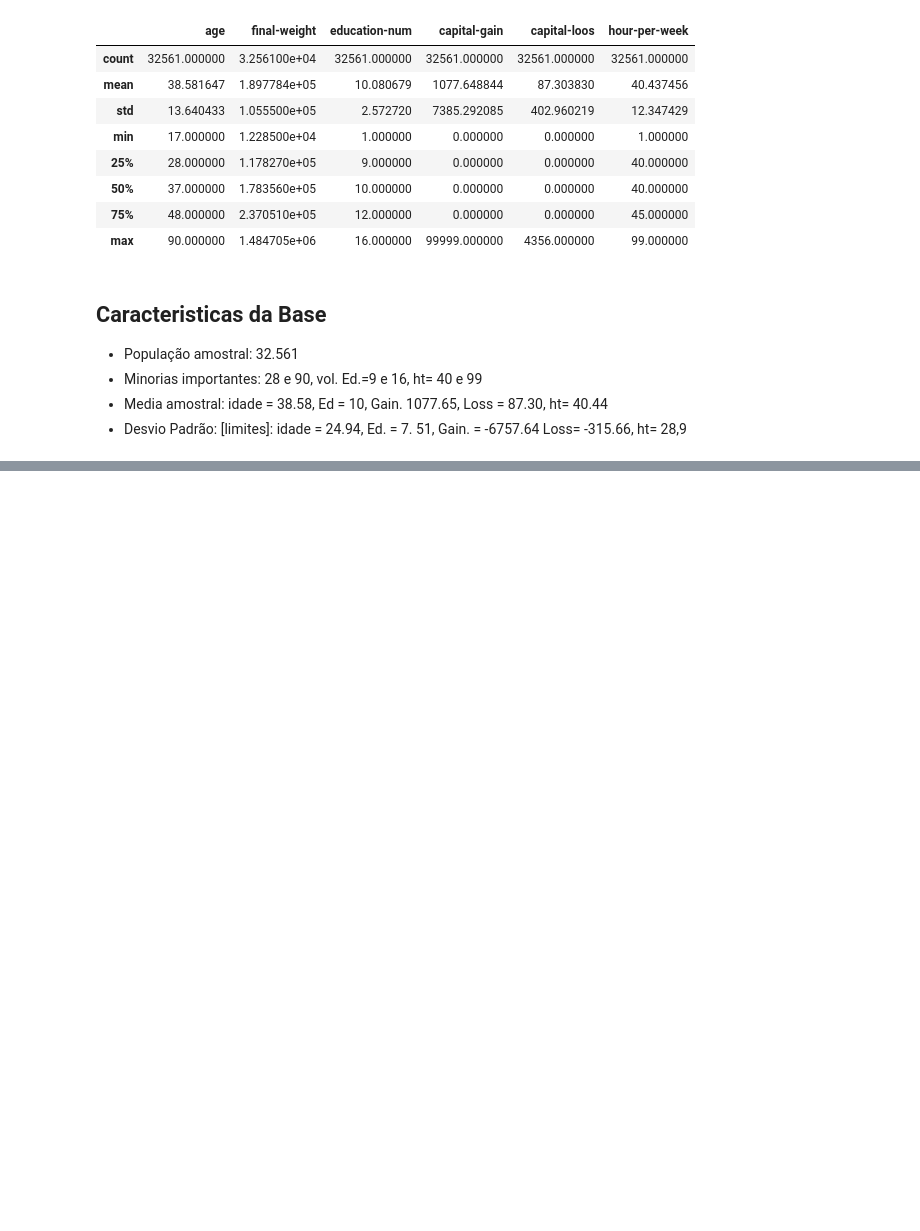
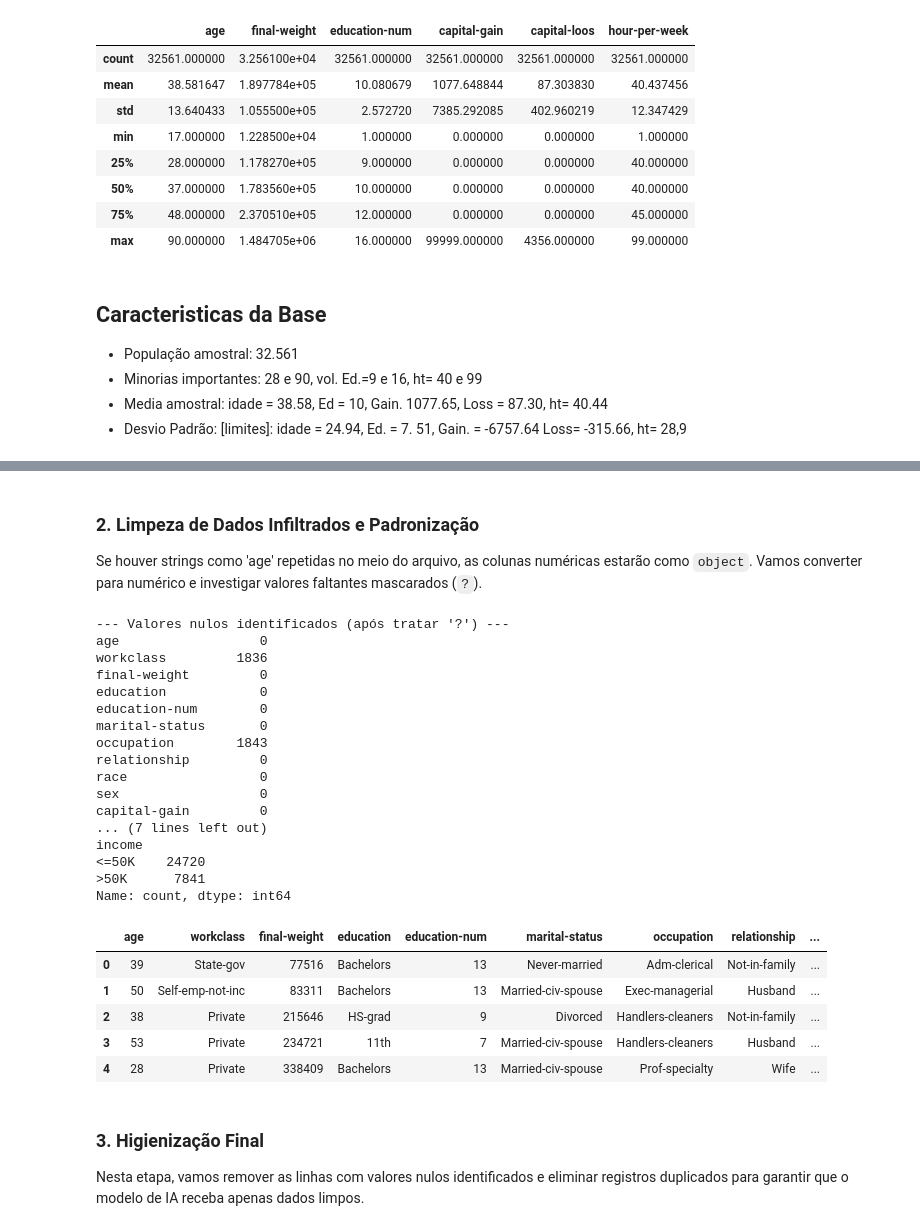
Before and after one commit to UadrianSP/am-turma5, a Jupyter notebook: TratamentoCensus_aula0901.ipynb, the cells around one changed output, grey strips where cells are left out. Drawn from its saved outputs; the diff is of its cells as text; code cells hidden in the pictures; blank space fills up the shorter version.

Commit message:
Analise de Anomalias de Dados

```diff
--- a/TratamentoCensus_aula0901.ipynb
+++ b/TratamentoCensus_aula0901.ipynb
@@ -87,0 +202,11 @@ Gain. 1077.65, Loss = 87.30, ht= 40.44
+# %%
+import pandas as pd
+
+# Carregando com skipinitialspace para remover espaços extras
+base_census = pd.read_csv('/content/census.csv', skipinitialspace=True)
+
+print("--- Tipos de Dados ---")
+print(base_census.dtypes)
+
+print("\n--- Distribuição da coluna 'income' (Investigando caracteres de escape) ---")
+print(base_census['income'].value_counts())
@@ -87,0 +231,53 @@ Gain. 1077.65, Loss = 87.30, ht= 40.44
+# %% [markdown]
+### 2. Limpeza de Dados Infiltrados e Padronização
+Se houver strings como 'age' repetidas no meio do arquivo, as colunas numéricas estarão como `object`. Vamos converter para numérico e investigar valores faltantes mascarados (`?`).
+# %%
+# 1. Remover linhas que repetem o cabeçalho (se existirem)
+base_census = base_census[base_census['age'] != 'age']
+
+# 2. Converter colunas numéricas que foram lidas como object por erro de exportação
+colunas_numericas = ['age', 'final-weight', 'education-num', 'capital-gain', 'capital-loos', 'hour-per-week']
+for col in colunas_numericas:
+    base_census[col] = pd.to_numeric(base_census[col], errors='coerce')
+
+# 3. Corrigir caracteres de escape na coluna income (ex: \<=50K para <=50K)
+base_census['income'] = base_census['income'].str.replace(r'\\', '', regex=True)
+
+# 4. Identificar e tratar o caractere '?' como NaN
+import numpy as np
+base_census = base_census.replace('?', np.nan)
+
+print("\n--- Valores nulos identificados (após tratar '?') ---")
+print(base_census.isnull().sum())
+
+print("\n--- Income após correção ---")
+print(base_census['income'].value_counts())
+
+display(base_census.head())
+# %% [output]
+--- Valores nulos identificados (após tratar '?') ---
+age                  0
+workclass         1836
+final-weight         0
+education            0
+education-num        0
+marital-status       0
+occupation        1843
+relationship         0
+race                 0
+sex                  0
+capital-gain         0
+... (7 lines left out)
+income
+<=50K    24720
+>50K      7841
+Name: count, dtype: int64
+|  | age | workclass | final-weight | education | education-num | marital-status | occupation | relationship | ... |
+| 0 | 39 | State-gov | 77516 | Bachelors | 13 | Never-married | Adm-clerical | Not-in-family | ... |
+| 1 | 50 | Self-emp-not-inc | 83311 | Bachelors | 13 | Married-civ-spouse | Exec-managerial | Husband | ... |
+| 2 | 38 | Private | 215646 | HS-grad | 9 | Divorced | Handlers-cleaners | Not-in-family | ... |
+| 3 | 53 | Private | 234721 | 11th | 7 | Married-civ-spouse | Handlers-cleaners | Husband | ... |
+| 4 | 28 | Private | 338409 | Bachelors | 13 | Married-civ-spouse | Prof-specialty | Wife | ... |
+# %% [markdown]
+### 3. Higienização Final
+Nesta etapa, vamos remover as linhas com valores nulos identificados e eliminar registros duplicados para garantir que o modelo de IA receba apenas dados limpos.
```
Also changed, not shown: parts of 14 cells of this notebook.
